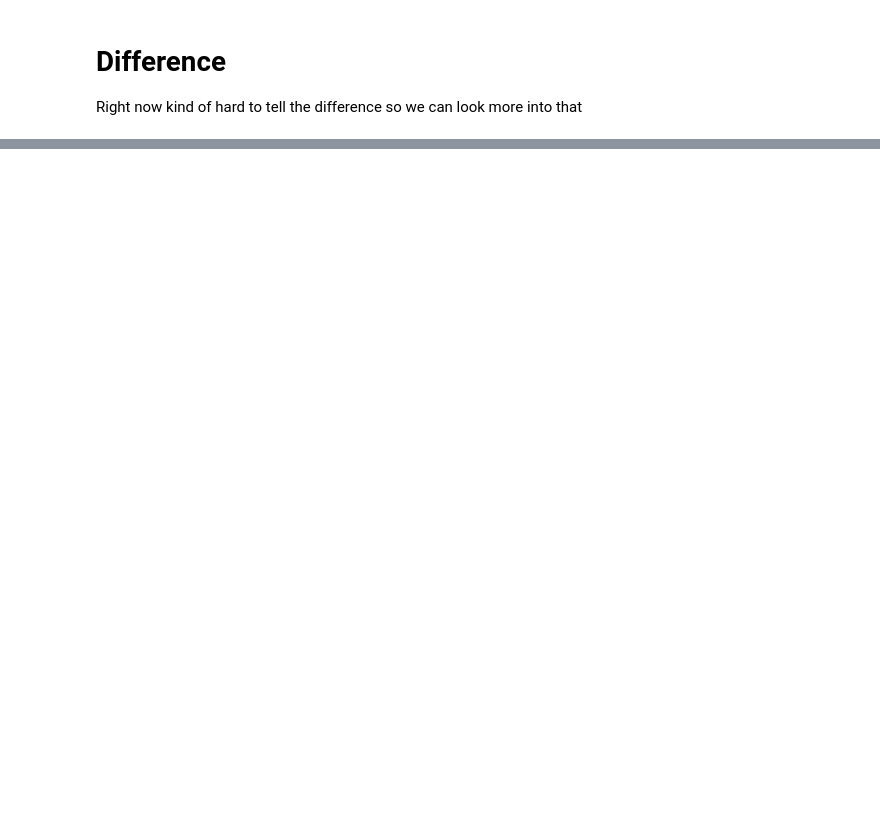
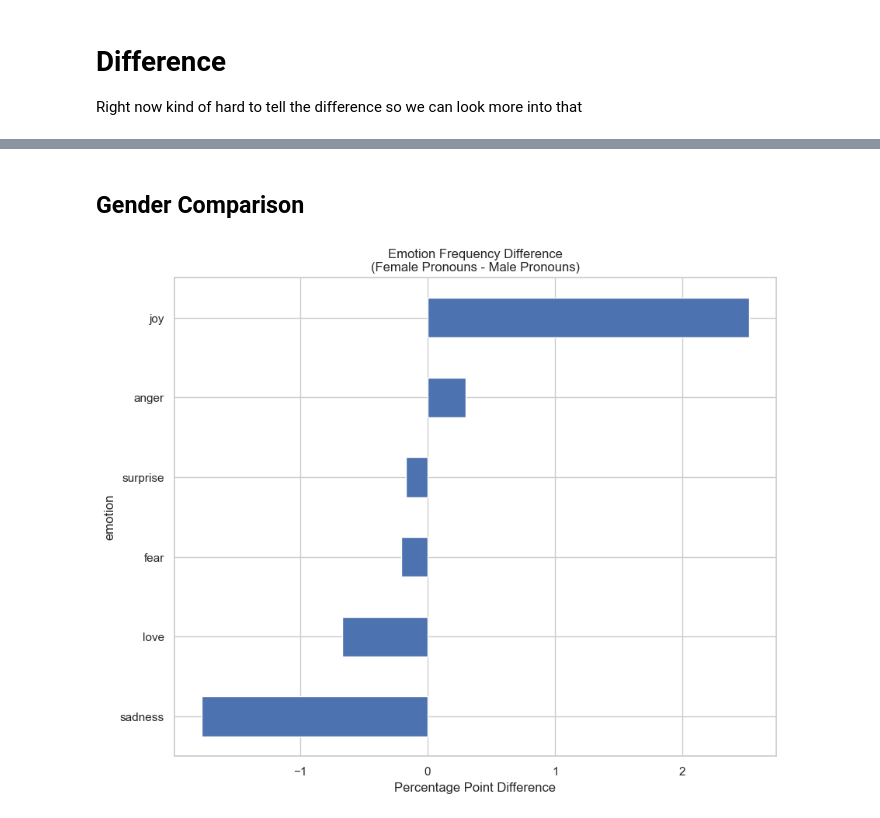
Before and after one commit to VarunP3000/NFS-REU-Data-Analytics-2026, a Jupyter notebook: DataAnalytics.ipynb, the cells around one changed output, grey strips where cells are left out. Saved outputs shown, nothing was run; the diff lists cells and outputs as text; code cells hidden in the pictures; blank space fills up the shorter version.

```diff
--- a/DataAnalytics.ipynb
+++ b/DataAnalytics.ipynb
@@ -316,0 +522,57 @@ neutral         39.347724  36.947608   -2.400116
+# %% [markdown]
+## Gender Comparison
+# %%
+T_male_comments = T_train[
+    T_train["text"].str.contains(
+        r"\b(he|him|his)\b",
+        case=False,
+        regex=True,
+        na=False
+    )
+]
+
+T_female_comments = T_train[
+    T_train["text"].str.contains(
+        r"\b(she|her|hers)\b",
+        case=False,
+        regex=True,
+        na=False
+    )
+]
+# %%
+T_male_pct = (
+    T_male_comments["emotion"]
+    .value_counts(normalize=True)
+    * 100
+)
+
+T_female_pct = (
+    T_female_comments["emotion"]
+    .value_counts(normalize=True)
+    * 100
+)
+
+T_comparison = pd.DataFrame({
+    "Male %": T_male_pct,
+    "Female %": T_female_pct
+}).fillna(0)
+
+T_comparison["Difference"] = (
+    T_comparison["Female %"] - T_comparison["Male %"]
+)
+
+T_comparison = T_comparison.sort_values(
+    "Difference",
+    ascending=False
+)
+
+T_comparison["Difference"].sort_values().plot(
+    kind="barh",
+    figsize=(10,8)
+)
+
+plt.title("Emotion Frequency Difference\n(Female Pronouns - Male Pronouns)")
+plt.xlabel("Percentage Point Difference")
+plt.show()
+# %% [output]
+[figure, added]
```
Also changed, not shown: parts of 35 cells of this notebook, 1 other file.
